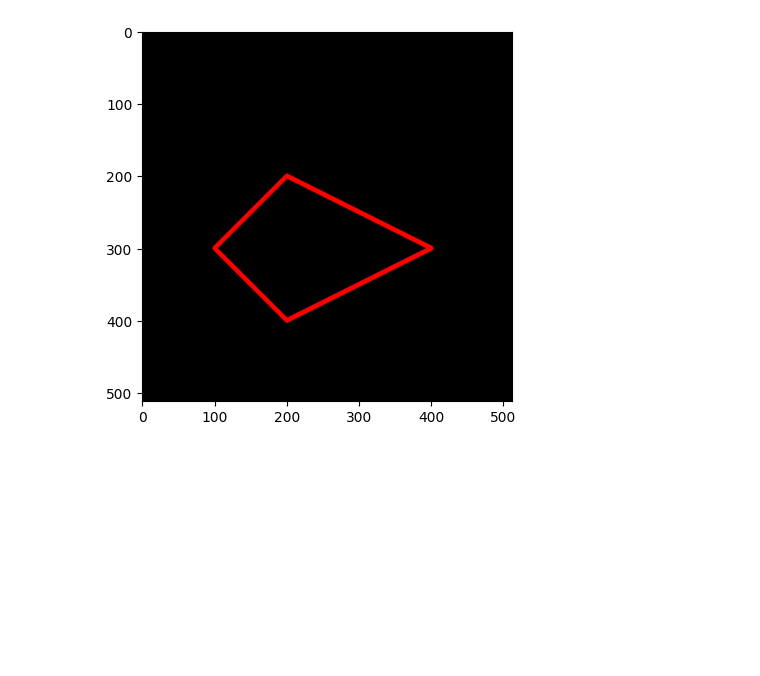
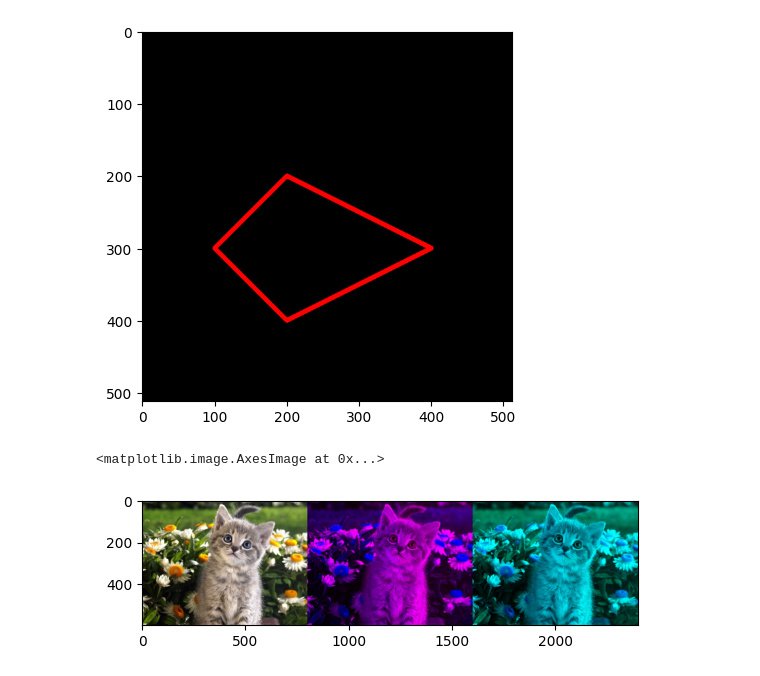
Before and after one commit to ImmarGaneru/PCVK_Ganjil_2024, a Jupyter notebook: Week2.ipynb, the cells around one changed output. Saved outputs shown, nothing was run; the diff lists cells and outputs as text; code cells hidden in the pictures; blank space fills up the shorter version.

```diff
--- a/Week2.ipynb
+++ b/Week2.ipynb
@@ -129,3 +129,12 @@ plt.imshow(black_img2)
 # %% [output]
 <matplotlib.image.AxesImage at 0x...>
 [figure]
+# %%
+b, g, r = cv.split(img3)
+img4 = cv.merge([r,np.zeros_like(g),b])
+img5 = cv.merge([np.zeros_like(r),g,b])
+final_frame = cv.hconcat((img3, img4, img5))
+plt.imshow(final_frame)
+# %% [output]
+<matplotlib.image.AxesImage at 0x...>
+[figure, added]
```
